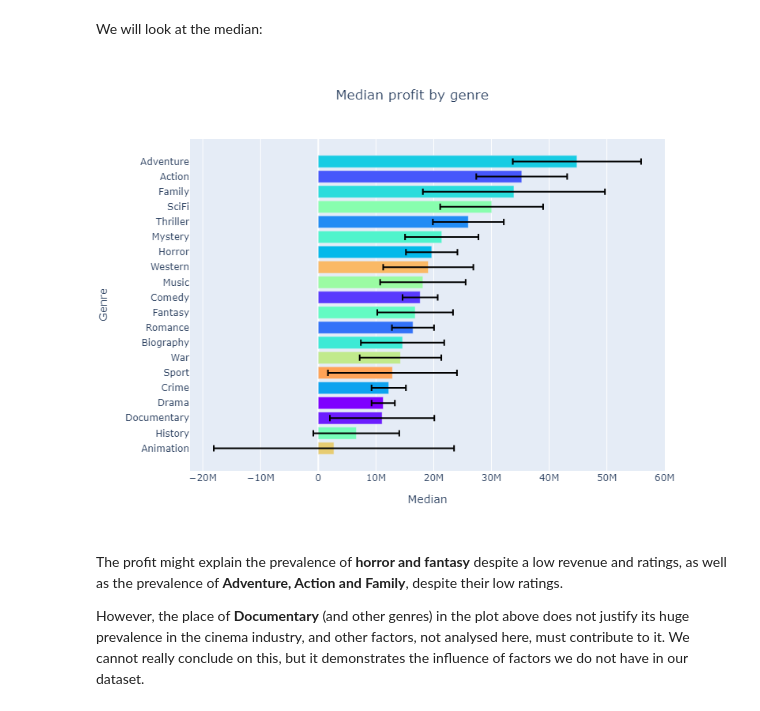
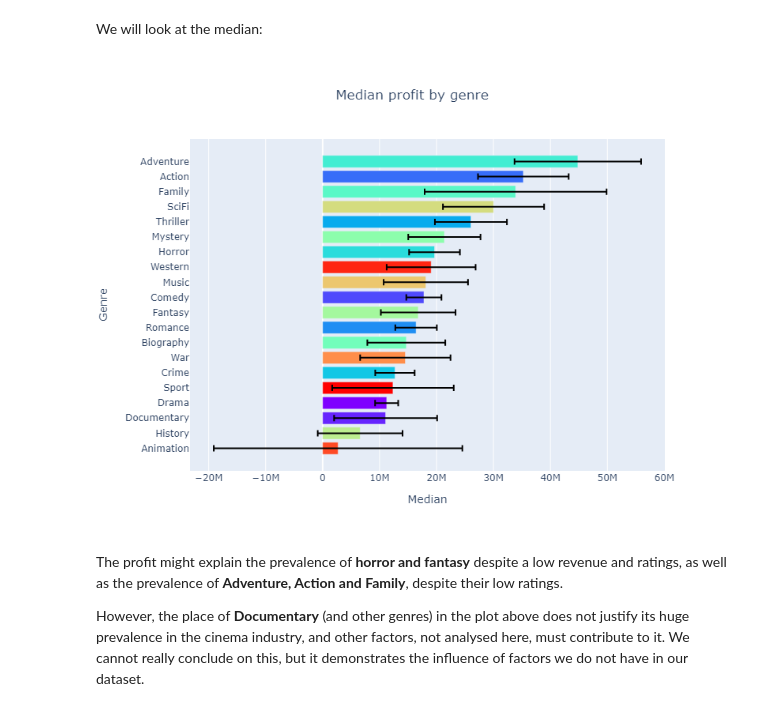
Before and after one commit to epfl-ada/ada-2022-project-nolemonnomelon, a Jupyter notebook: Genre.ipynb, the cells around one changed output. Saved outputs shown, nothing was run; the diff lists cells and outputs as text; code cells hidden in the pictures.

Commit message:
Final Genre and outputs

```diff
--- a/Genre.ipynb
+++ b/Genre.ipynb
@@ -67,8 +67,9 @@ counts = pd.Series([genre for sublist in movie_genres for genre in sublist]).val
 To enable a convenient tracking of genres troughout to figures, we will associate a color to each of them.
 # %%
 # create a color code for genres to help vizualisation
-rainbow = cm.get_cmap('rainbow', len(counts.index))
-cmap = rainbow(np.linspace(0,1,len(counts.index)))
+rainbow = cm.get_cmap('rainbow')
+# manual tweeking to increase contrast between genres that we will use for further analysis
+cmap = np.vstack([rainbow(np.linspace(0,1,len(counts.index)-6)), np.zeros((6,4))])
 rgb_colors = {genre : cmap[i][:-1] for i, genre in enumerate(counts.index)}
 hex_colors = {k : "#%02x%02x%02x" % (int(c[0]*255), int(c[1]*255), int(c[2]*255))
                 for k, c in zip(rgb_colors.keys(), rgb_colors.values())}
@@ -217,25 +241,22 @@ Despite that, Horror movies are fairly represented in cinema, much more than Wes
 # %% [markdown]
 We made the hypothesis that profit, which we define here as revenue - budget (not in log form), is driving the genre choice in the industry. Let's visualize that measure in a barplot:
 # %%
-genres = ['Action', 'Adventure', 'Animation', 'Biography', 'Comedy', 'Crime', 'Documentary',
-        'Drama', 'Family', 'Fantasy', 'History', 'Horror', 'Music', 'Mystery',
-        'Romance', 'SciFi', 'Sport', 'Thriller', 'War', 'Western']
 profit_CI_by_genre = np.array([bootstrap(data[data[genre] == 1]['corr_revenue'] - \
                                 data[data[genre] == 1]['corr_budget'], \
-                                    len(data), also_median = True) for genre in genres])
+                                    len(data), also_median = True) for genre in genre_names])
 # %% [markdown]
 We will look at the median:
 # %%
 profit_CI_median = profit_CI_by_genre[:,[1,4,5]]
-df = pd.DataFrame({'Median': profit_CI_median[:,0], 'Genre': genres,
+df = pd.DataFrame({'Median': profit_CI_median[:,0], 'Genre': genre_names,
                 'low' : profit_CI_median[:,1], 'high' : profit_CI_median[:,2]})
 # %%
 # here we need to pass the colors in HEX format
-plotly_barplot(df, 'Median', 'Genre', [hex_colors[genre] for genre in genres],
+plotly_barplot(df, 'Median', 'Genre', hex_colors,
                 title = 'Median profit by genre', err_bar=True,
                 filename= 'median_profit_by_genre', save = True)
 # %% [output]
-[figure, old version]
+[figure, new version]
 # %% [markdown]
 The profit might explain the prevalence of **horror and fantasy** despite a low revenue and ratings, as well as the prevalence of **Adventure, Action and Family**, despite their low ratings.
 
```
Also changed, not shown: parts of 96 cells of this notebook, 6 other files.
